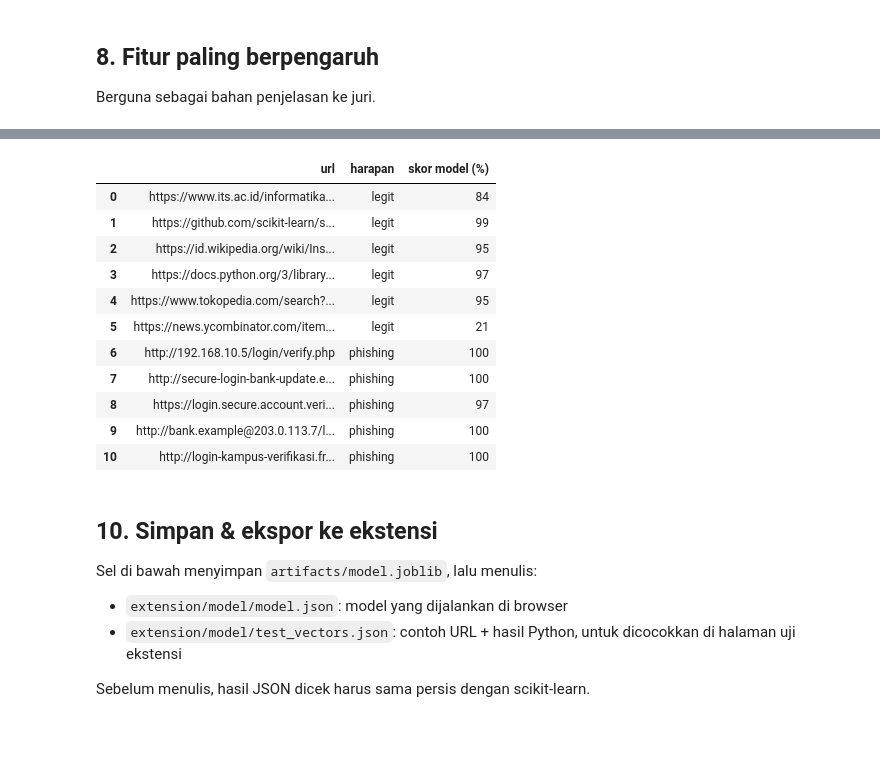
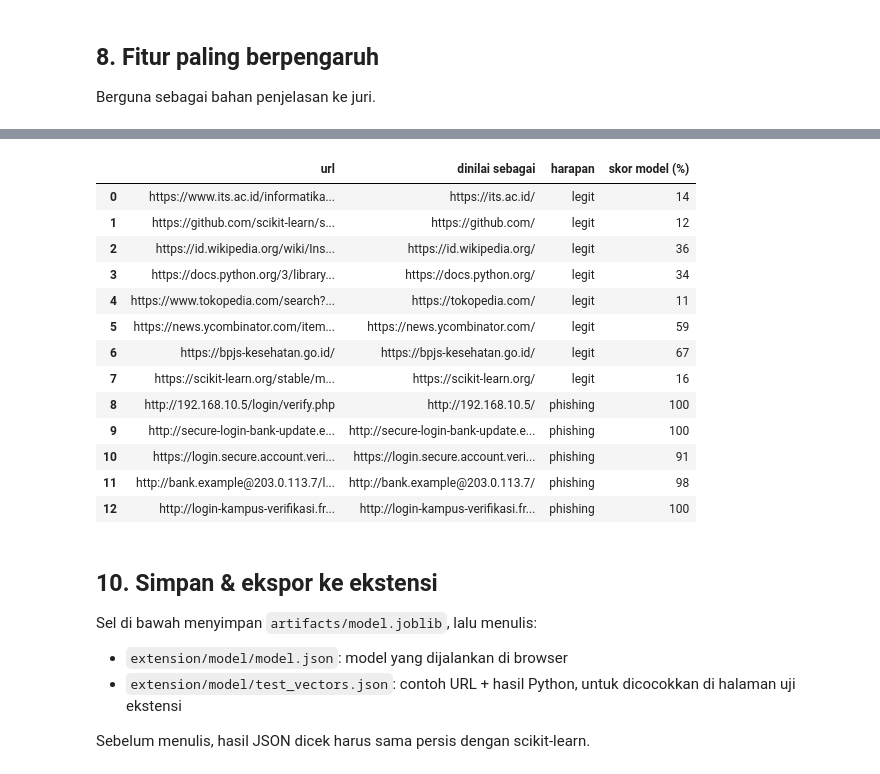
Before and after one commit to Muzidha/Phising-alert, a Jupyter notebook: ml/train.ipynb, the cells around one changed output, grey strips where cells are left out. Saved outputs shown, nothing was run; the diff lists cells and outputs as text; code cells hidden in the pictures; blank space fills up the shorter version.

Commit message:
memperbaiki Machine Learning

```diff
--- a/ml/train.ipynb
+++ b/ml/train.ipynb
@@ -95,12 +124,16 @@ URL diubah jadi angka oleh `features.extract_features()`. Fungsi ini meniru norm
 # %%
+URL_SCOPE = 'host'  # 'host' atau 'full' (lihat tabel di atas)
+
 # Fitur inti dari rancangan (bagian 6.2). Semuanya bisa dihitung ulang di extension/features.js.
 FEATURES = list(F.CORE_FEATURES)
 
 # Fitur tambahan (opsional): aktifkan lalu bandingkan hasil evaluasinya.
-# FEATURES += ['HostLength', 'PathLength', 'NumDigits', 'NumQueryParams', 'HasPunycode']
+# Di mode 'host', PathLength & NumQueryParams selalu konstan → jangan dipakai.
+# FEATURES += ['HostLength', 'NumDigits', 'HasPunycode']
 
 # Kalau dataset-mu banyak URL tanpa http:// atau https://, IsHTTPS tidak bisa dipercaya:
 # FEATURES.remove('IsHTTPS')
 
+print('Cakupan URL  :', URL_SCOPE)
 print('Fitur dipakai:', FEATURES)
 # %% [output]
@@ -107,11 +141,25 @@ print('Fitur dipakai:', FEATURES)
 Fitur dipakai: ['URLLength', 'NumDots', 'HasIP', 'SubdomainCount', 'HasAtSymbol', 'NumHyphens', 'IsHTTPS']
 # %%
-rows = F.extract_many(df['url'])
+rows = F.extract_many(df['url'], URL_SCOPE)
+keys = F.canonical_many(df['url'], URL_SCOPE)
 valid = np.array([r is not None for r in rows])
 print(f'URL gagal diparse (dibuang): {(~valid).sum():,}')
 
 feat_df = pd.DataFrame([r for r in rows if r is not None], index=df.index[valid])
 data = pd.concat([df.loc[valid, ['url', 'label']], feat_df], axis=1)
+data['key'] = pd.Series(keys, index=df.index)[valid]
+
+# Di mode 'host', URL berbeda dari host yang sama punya fitur identik. Satukan per host,
+# supaya host yang sama tidak muncul di data latih DAN data uji (hasil evaluasi jadi terlalu bagus).
+# Host yang muncul sebagai legit sekaligus phishing dibuang karena labelnya bertentangan.
+n_label = data.groupby('key')['label'].nunique()
+conflict_keys = n_label[n_label > 1].index
+before = len(data)
+data = data[~data['key'].isin(conflict_keys)].drop_duplicates(subset='key')
+print(f'Disatukan per {URL_SCOPE}: {before - len(data):,} baris dibuang '
+      f'({len(conflict_keys):,} berlabel ganda), sisa {len(data):,}')
+print(data['label'].map({0: 'legit (0)', 1: 'phishing (1)'}).value_counts())
+
 X = data[FEATURES].astype(np.int64)
 y = data['label'].astype(int)
 
@@ -318,40 +375,45 @@ Cek dengan URL legit yang punya path panjang, dan tambahkan URL dari kampus/inst
 # %%
 SANITY_URLS = {
-    # Legit dengan path panjang: jangan sampai dianggap phishing
+    # Legit dengan path panjang / subdomain / tanpa www: jangan sampai dianggap phishing
     'https://www.its.ac.id/informatika/id/beranda/': 0,
     'https://github.com/scikit-learn/scikit-learn/blob/main/README.rst': 0,
     'https://id.wikipedia.org/wiki/Institut_Teknologi_Sepuluh_Nopember': 0,
     'https://docs.python.org/3/library/urllib.parse.html#url-parsing': 0,
     'https://www.tokopedia.com/search?st=product&q=laptop%20gaming': 0,
     'https://news.ycombinator.com/item?id=1': 0,
+    'https://bpjs-kesehatan.go.id/': 0,
+    'https://scikit-learn.org/stable/modules/tree.html': 0,
     # Pola mencurigakan (contoh buatan, bukan situs nyata)
     'http://192.168.10.5/login/verify.php': 1,
     'http://secure-login-bank-update.example-verify.com/account/confirm': 1,
     'https://login.secure.account.verify.example.xyz/signin?session=8f7a6c': 1,
     'http://bank.example@203.0.113.7/login': 1,
     'http://login-kampus-verifikasi.free-host.test:8000/fake-login/': 1,
 }
 
-sanity = EX.features_frame(SANITY_URLS, FEATURES)
+sanity = EX.features_frame(SANITY_URLS, FEATURES, URL_SCOPE)
 sanity_proba = positive_proba(model, sanity)
 pd.DataFrame({
     'url': list(SANITY_URLS),
+    'dinilai sebagai': F.canonical_many(SANITY_URLS, URL_SCOPE),
     'harapan': ['phishing' if v else 'legit' for v in SANITY_URLS.values()],
     'skor model (%)': np.floor(sanity_proba * 100 + 0.5).astype(int),
 })
 # %% [output]
-|  | url | harapan | skor model (%) |
-| 0 | https://www.its.ac.id/informatika... | legit | 84 |
-| 1 | https://github.com/scikit-learn/s... | legit | 99 |
-| 2 | https://id.wikipedia.org/wiki/Ins... | legit | 95 |
-| 3 | https://docs.python.org/3/library... | legit | 97 |
-| 4 | https://www.tokopedia.com/search?... | legit | 95 |
-| 5 | https://news.ycombinator.com/item... | legit | 21 |
-| 6 | http://192.168.10.5/login/verify.php | phishing | 100 |
-| 7 | http://secure-login-bank-update.e... | phishing | 100 |
-| 8 | https://login.secure.account.veri... | phishing | 97 |
-| 9 | http://bank.example@203.0.113.7/l... | phishing | 100 |
-| 10 | http://login-kampus-verifikasi.fr... | phishing | 100 |
+|  | url | dinilai sebagai | harapan | skor model (%) |
+| 0 | https://www.its.ac.id/informatika... | https://its.ac.id/ | legit | 14 |
+| 1 | https://github.com/scikit-learn/s... | https://github.com/ | legit | 12 |
+| 2 | https://id.wikipedia.org/wiki/Ins... | https://id.wikipedia.org/ | legit | 36 |
+| 3 | https://docs.python.org/3/library... | https://docs.python.org/ | legit | 34 |
+| 4 | https://www.tokopedia.com/search?... | https://tokopedia.com/ | legit | 11 |
+| 5 | https://news.ycombinator.com/item... | https://news.ycombinator.com/ | legit | 59 |
+| 6 | https://bpjs-kesehatan.go.id/ | https://bpjs-kesehatan.go.id/ | legit | 67 |
+| 7 | https://scikit-learn.org/stable/m... | https://scikit-learn.org/ | legit | 16 |
+| 8 | http://192.168.10.5/login/verify.php | http://192.168.10.5/ | phishing | 100 |
+| 9 | http://secure-login-bank-update.e... | http://secure-login-bank-update.e... | phishing | 100 |
+| 10 | https://login.secure.account.veri... | https://login.secure.account.veri... | phishing | 91 |
+| 11 | http://bank.example@203.0.113.7/l... | http://bank.example@203.0.113.7/ | phishing | 98 |
+| 12 | http://login-kampus-verifikasi.fr... | http://login-kampus-verifikasi.fr... | phishing | 100 |
 # %% [markdown]
 ## 10. Simpan & ekspor ke ekstensi
 
```
Also changed, not shown: parts of 18 cells of this notebook, 12 other files.
